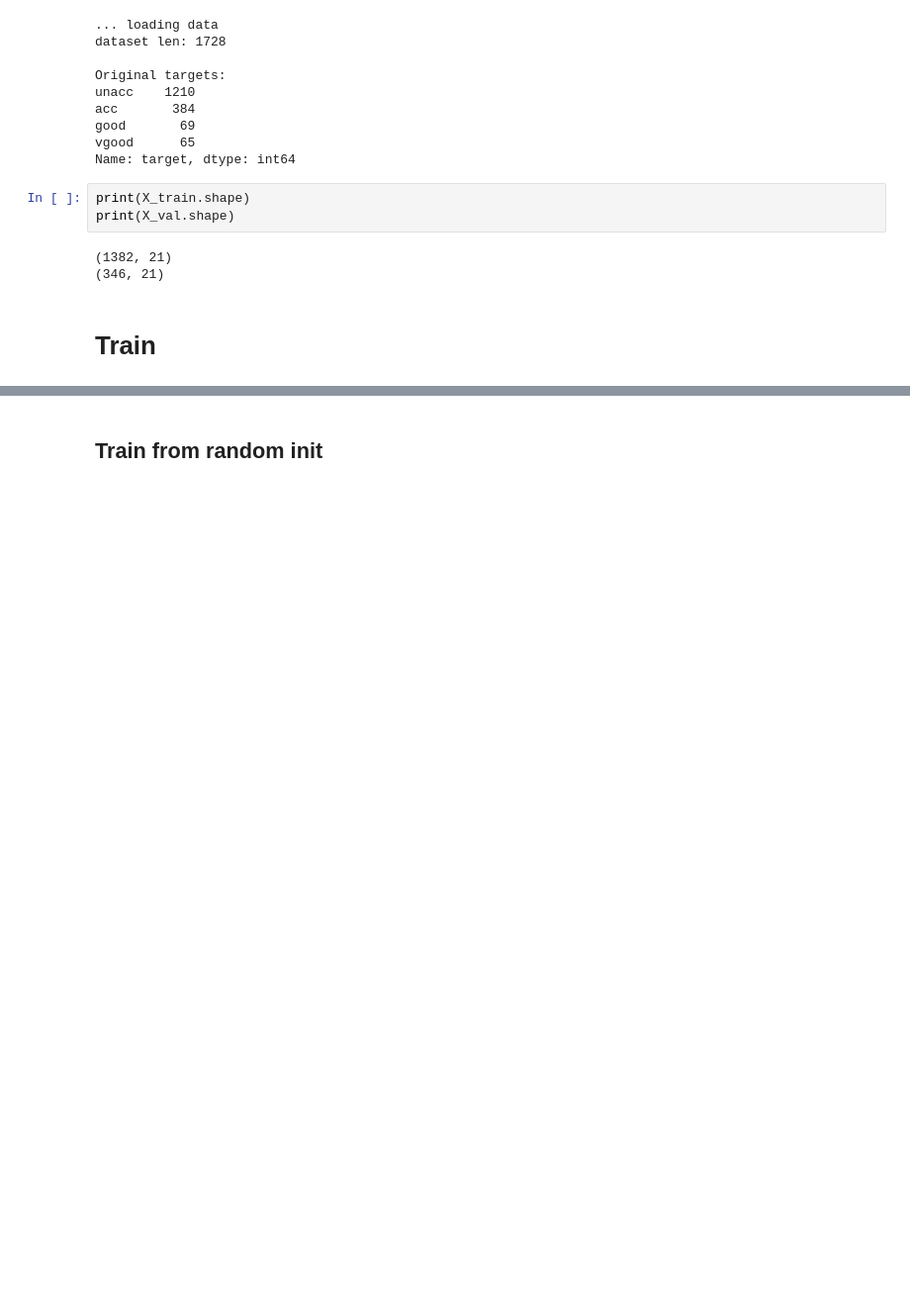
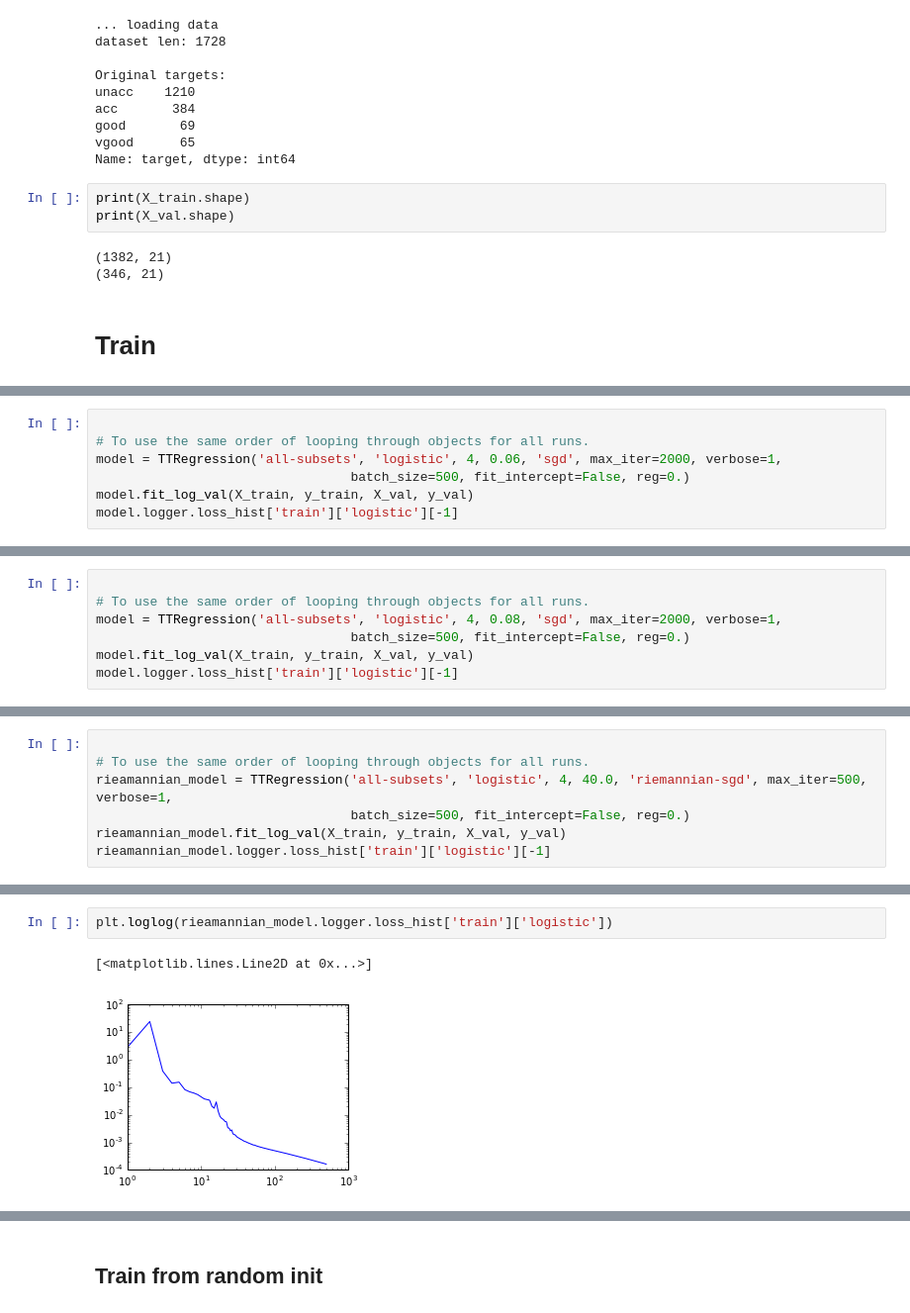
Before and after one commit to Bihaqo/exp-machines, a Jupyter notebook: experiments/Riemannian_vs_baseline_car.ipynb, the cells around one changed output, grey strips where cells are left out. Shown at 99% size. Cells and saved outputs as stored; diff of their text form; blank space fills up the shorter version.

```diff
--- a/experiments/Riemannian_vs_baseline_car.ipynb
+++ b/experiments/Riemannian_vs_baseline_car.ipynb
@@ -77,0 +177,7 @@ print(X_val.shape)
+# %%
+
+# To use the same order of looping through objects for all runs.
+model = TTRegression('all-subsets', 'logistic', 4, 0.06, 'sgd', max_iter=2000, verbose=1,
+                                 batch_size=500, fit_intercept=False, reg=0.)
+model.fit_log_val(X_train, y_train, X_val, y_val)
+model.logger.loss_hist['train']['logistic'][-1]
@@ -77,0 +186,7 @@ print(X_val.shape)
+# %%
+
+# To use the same order of looping through objects for all runs.
+model = TTRegression('all-subsets', 'logistic', 4, 0.08, 'sgd', max_iter=2000, verbose=1,
+                                 batch_size=500, fit_intercept=False, reg=0.)
+model.fit_log_val(X_train, y_train, X_val, y_val)
+model.logger.loss_hist['train']['logistic'][-1]
@@ -77,0 +199,7 @@ print(X_val.shape)
+# %%
+
+# To use the same order of looping through objects for all runs.
+rieamannian_model = TTRegression('all-subsets', 'logistic', 4, 40.0, 'riemannian-sgd', max_iter=500, verbose=1,
+                                 batch_size=500, fit_intercept=False, reg=0.)
+rieamannian_model.fit_log_val(X_train, y_train, X_val, y_val)
+rieamannian_model.logger.loss_hist['train']['logistic'][-1]
@@ -78,3 +217,8 @@ print(X_val.shape)
+# %%
+plt.loglog(rieamannian_model.logger.loss_hist['train']['logistic'])
+# %% [output]
+[<matplotlib.lines.Line2D at 0x...>]
+[figure, added]
 # %%
 plain_sgd = {}
 riemannian_sgd = {}
```
Also changed, not shown: parts of 22 cells of this notebook, 1 other file.
